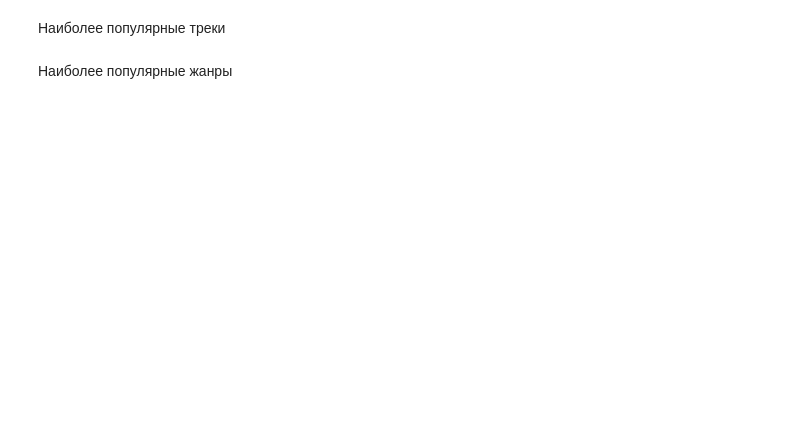
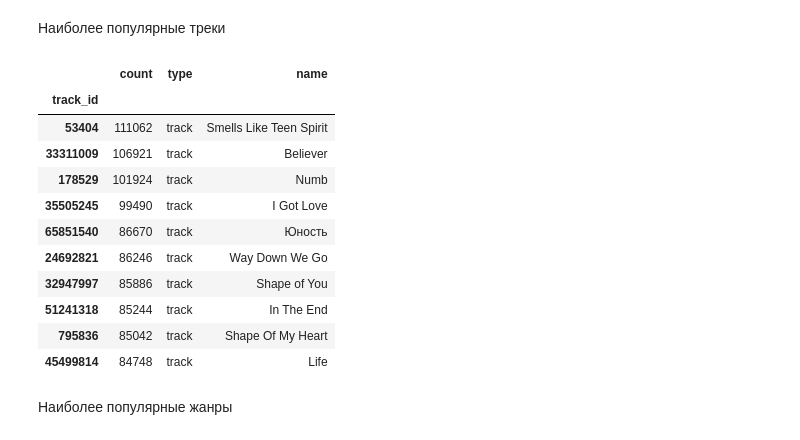
Before and after one commit to superVo1d/mle-project-sprint-4-v001, a Jupyter notebook: recommendations.ipynb, the cells around one changed output. Saved outputs shown, nothing was run; the diff lists cells and outputs as text; code cells hidden in the pictures; blank space fills up the shorter version.

```diff
--- a/recommendations.ipynb
+++ b/recommendations.ipynb
@@ -32,2 +291,17 @@
+# %%
+top_items[top_items['type'] == 'track'].head(10)
+# %% [output]
+|  | count | type | name |
+| track_id |  |  |  |
+| 53404 | 111062 | track | Smells Like Teen Spirit |
+| 33311009 | 106921 | track | Believer |
+| 178529 | 101924 | track | Numb |
+| 35505245 | 99490 | track | I Got Love |
+| 65851540 | 86670 | track | Юность |
+| 24692821 | 86246 | track | Way Down We Go |
+| 32947997 | 85886 | track | Shape of You |
+| 51241318 | 85244 | track | In The End |
+| 795836 | 85042 | track | Shape Of My Heart |
+| 45499814 | 84748 | track | Life |
 # %% [markdown]
 Наиболее популярные жанры
```
Also changed, not shown: parts of 60 cells of this notebook, 3 other files.
